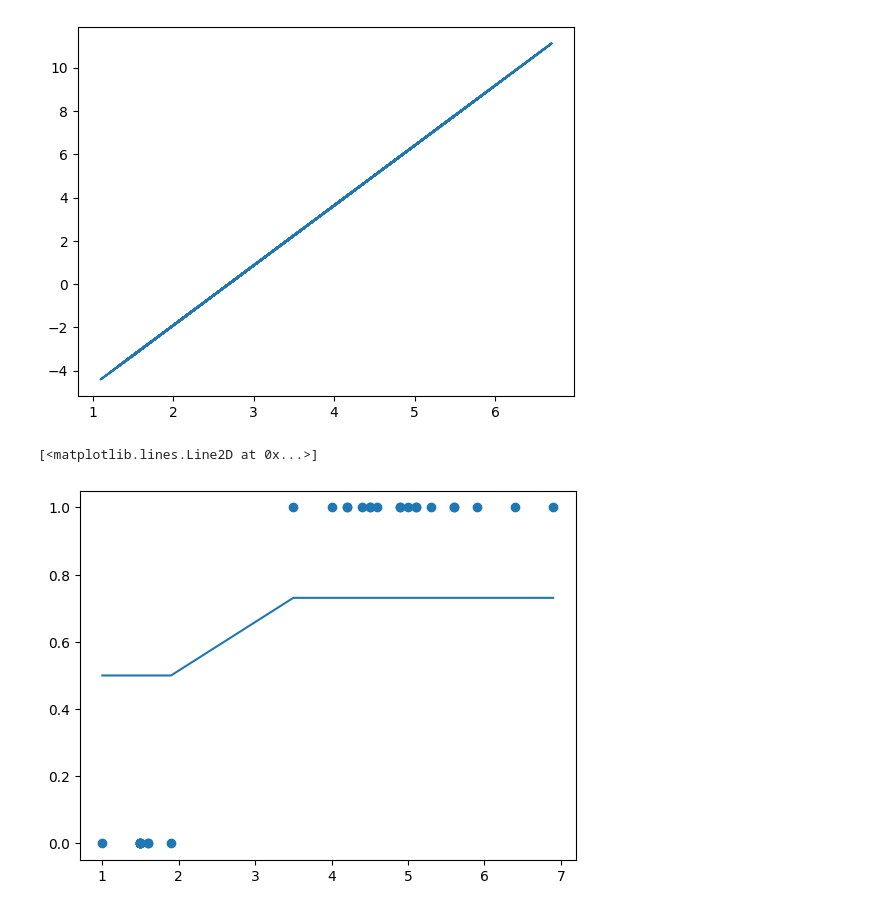
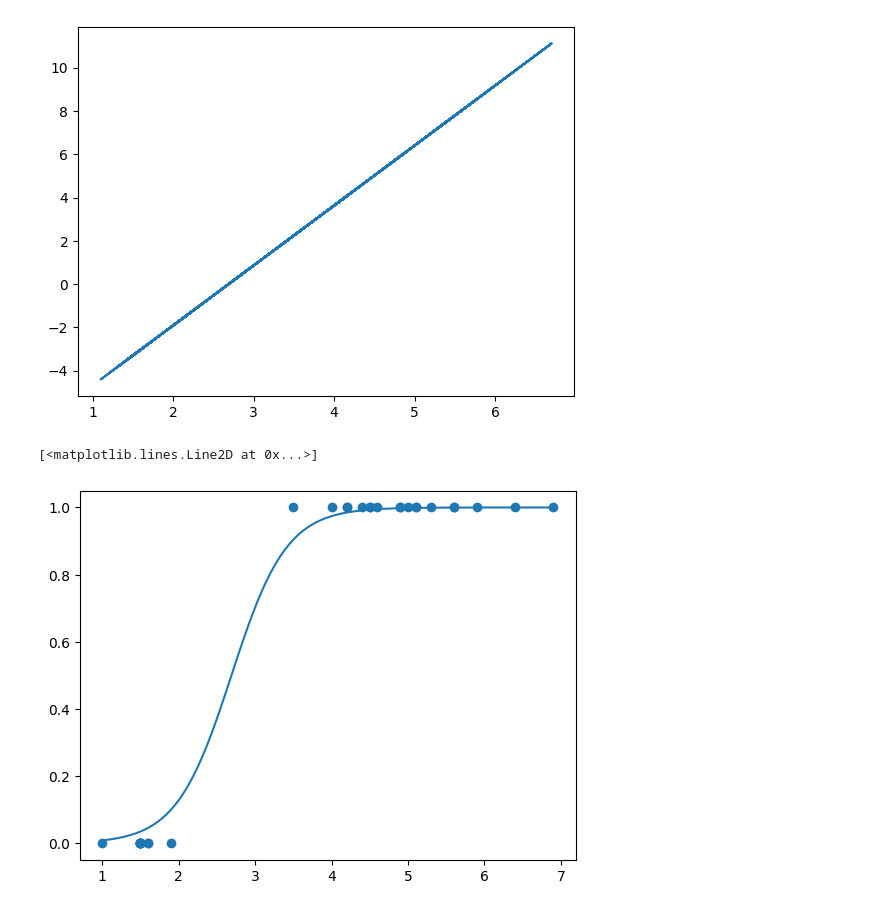
Before and after one commit to ReubenReny03/MLT_exp, a Jupyter notebook: 3_SIMPLE_MULTI_LOGISTIC_REGRESSION/logistic_regression.ipynb, the cells around one changed output. Saved outputs shown, nothing was run; the diff lists cells and outputs as text; code cells hidden in the pictures.

```diff
--- a/3_SIMPLE_MULTI_LOGISTIC_REGRESSION/logistic_regression.ipynb
+++ b/3_SIMPLE_MULTI_LOGISTIC_REGRESSION/logistic_regression.ipynb
@@ -100,7 +101,9 @@ def sig(x):
 # %%
 xd = X_test.sort_values(by="petal.length")
 plt.scatter(xd['petal.length'], model.predict(xd))
-plt.plot(xd['petal.length'], sig(model.predict(xd)))
+x_values = np.linspace(xd.min(), xd.max(), 100)
+y_values = 1/(1+np.exp(-(b1 * x_values + b0)))
+plt.plot(x_values,y_values)
 # %% [output]
 [<matplotlib.lines.Line2D at 0x...>]
-[figure, old version]
+[figure, new version]
```
Also changed, not shown: parts of 1 cell of this notebook.
